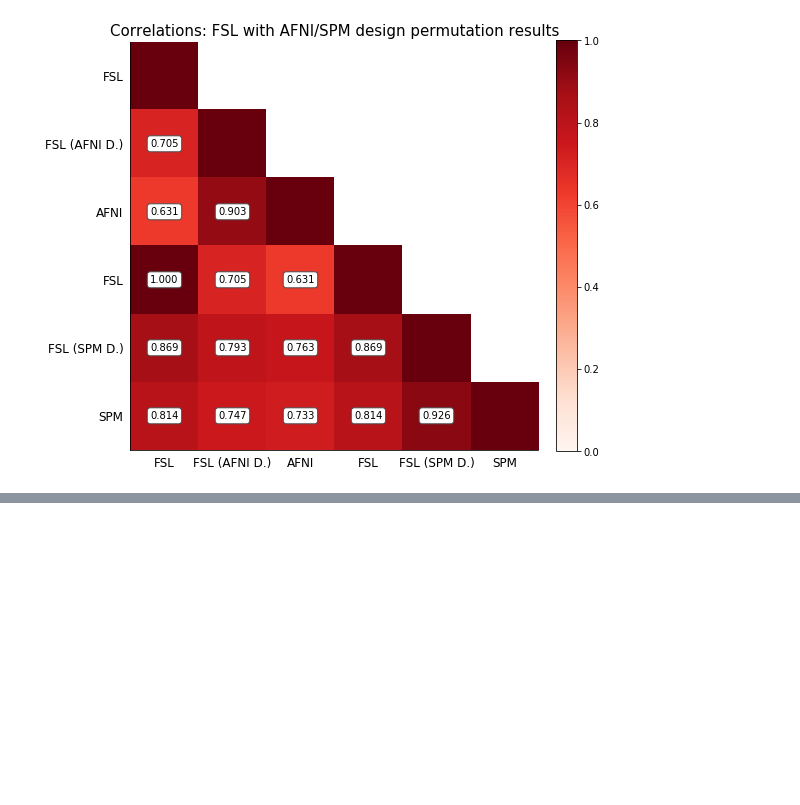
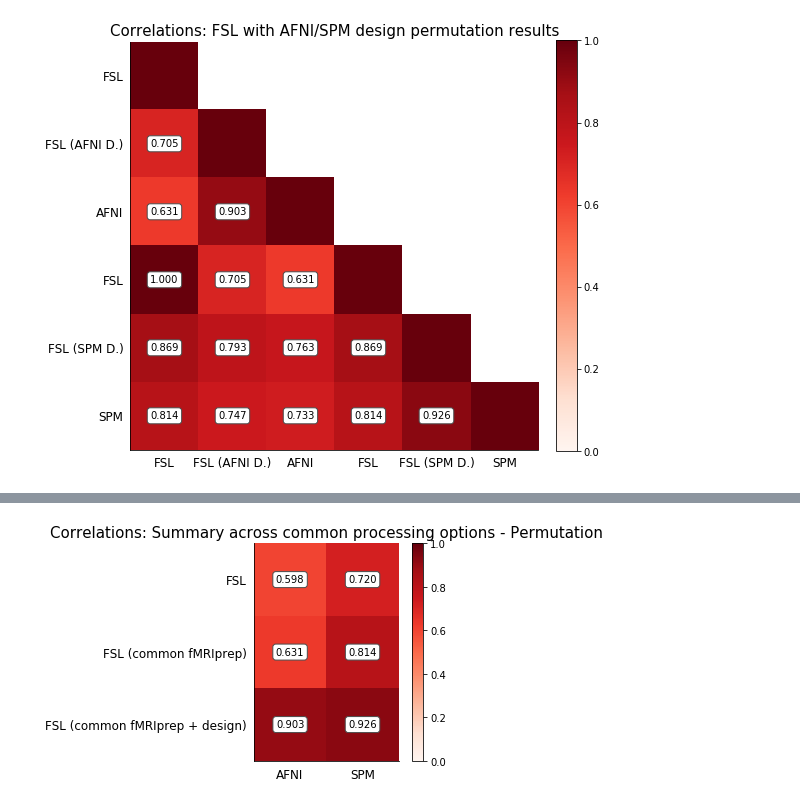
Before and after one commit to NISOx-BDI/SC2, a Jupyter notebook: figures/ds001_notebook.ipynb, the cells around one changed output, grey strips where cells are left out. Saved outputs shown, nothing was run; the diff lists cells and outputs as text; code cells hidden in the pictures; blank space fills up the shorter version.

```diff
--- a/figures/ds001_notebook.ipynb
+++ b/figures/ds001_notebook.ipynb
@@ -490,0 +497,4 @@ correlation_tables.correlation_tables(fsl_perm, afni_design_perm, afni_perm_z, f
+# %%
+correlation_tables.correlation_summary_across_processing_opts(old_afni_perm_z, old_fsl_perm, old_spm_perm, afni_perm_z, fsl_perm, spm_perm, afni_design_perm, spm_design_perm, title="Correlations: Summary across common processing options - Permutation", num_subjects=16)
+# %% [output]
+[figure, added]
```
Also changed, not shown: parts of 4 cells of this notebook, 2 other files.
